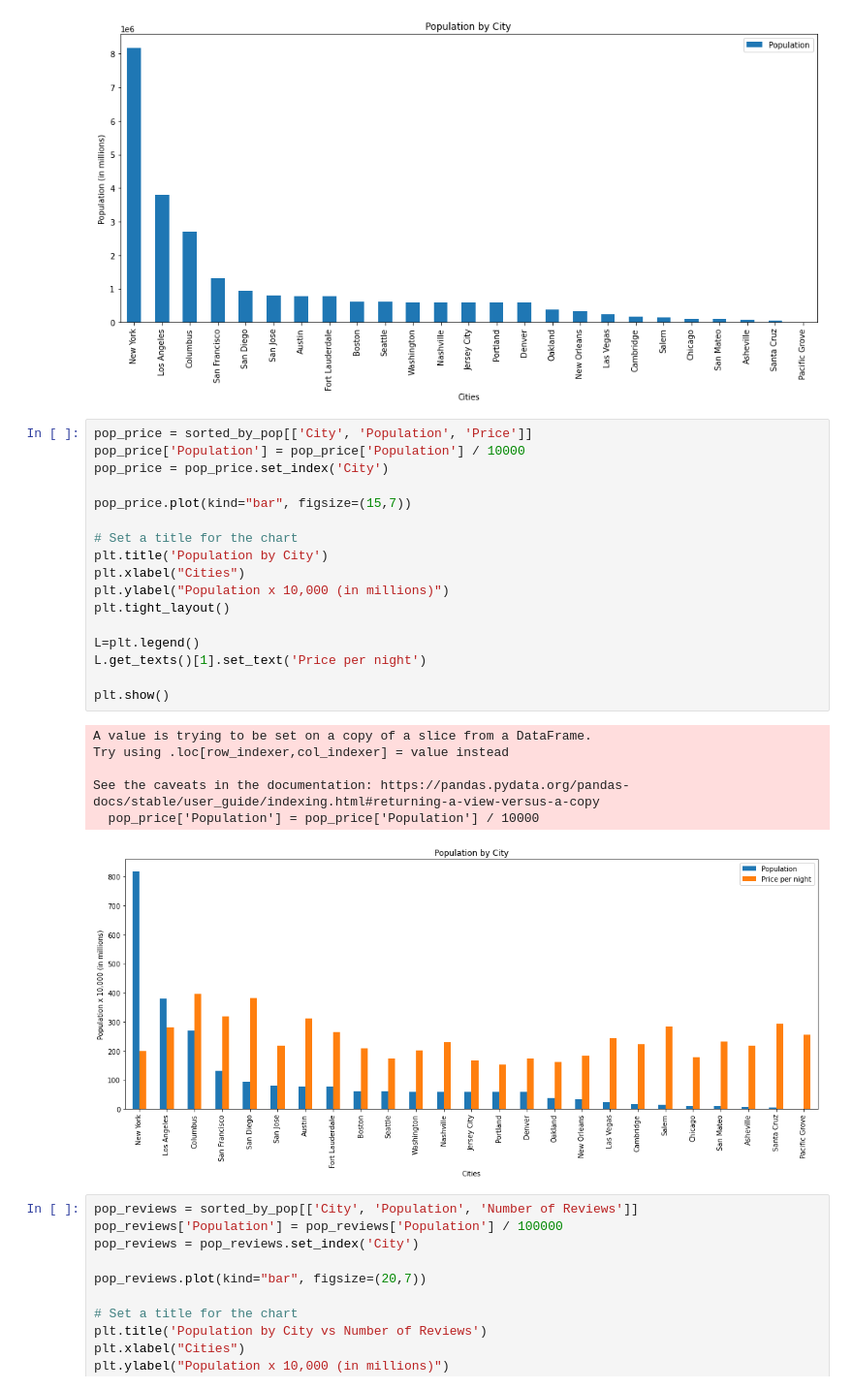
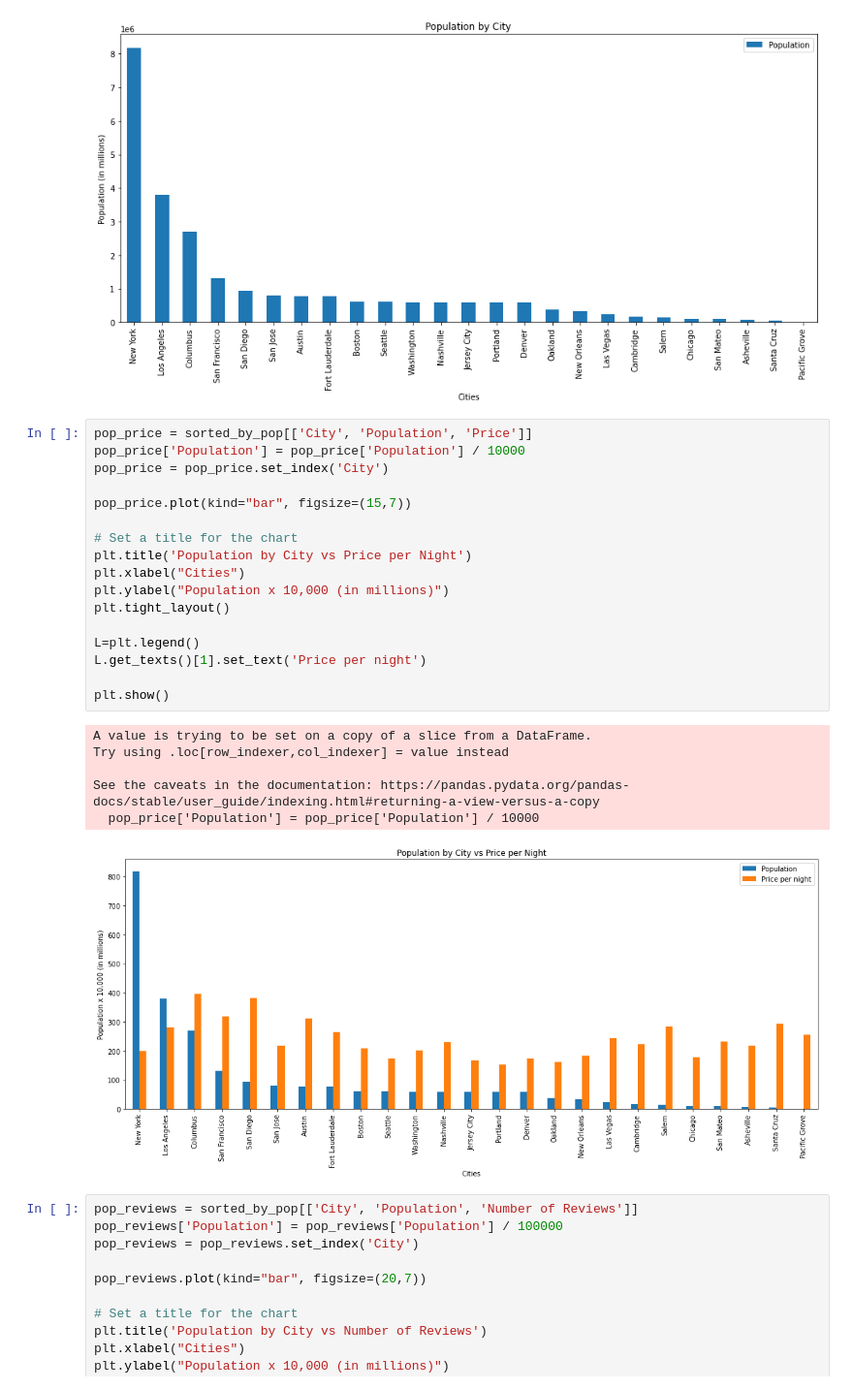
Before and after one commit to marieprosper77/Project1_Diplodocus_2, a Jupyter notebook: airbnb-starter.ipynb, the cells around one changed output. Shown: that part at 97% size. Saved outputs shown, nothing was run; the diff lists cells and outputs as text.

Commit message:
Changed another graph title

```diff
--- a/airbnb-starter.ipynb
+++ b/airbnb-starter.ipynb
@@ -113,27 +113,27 @@ plt.show()
 # %%
 pop_price = sorted_by_pop[['City', 'Population', 'Price']]
 pop_price['Population'] = pop_price['Population'] / 10000
 pop_price = pop_price.set_index('City')
 
 pop_price.plot(kind="bar", figsize=(15,7))
 
 # Set a title for the chart
-plt.title('Population by City')
+plt.title('Population by City vs Price per Night')
 plt.xlabel("Cities")
 plt.ylabel("Population x 10,000 (in millions)")
 plt.tight_layout()
 
 L=plt.legend()
 L.get_texts()[1].set_text('Price per night')
 
 plt.show()
 # %% [output]
 A value is trying to be set on a copy of a slice from a DataFrame.
 Try using .loc[row_indexer,col_indexer] = value instead
 
 See the caveats in the documentation: https://pandas.pydata.org/pandas-docs/stable/user_guide/indexing.html#returning-a-view-versus-a-copy
   pop_price['Population'] = pop_price['Population'] / 10000
-[figure, old version]
+[figure, new version]
 # %%
 pop_reviews = sorted_by_pop[['City', 'Population', 'Number of Reviews']]
 pop_reviews['Population'] = pop_reviews['Population'] / 100000
```
